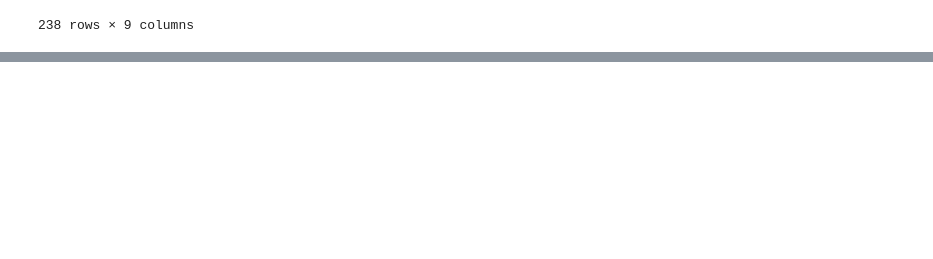
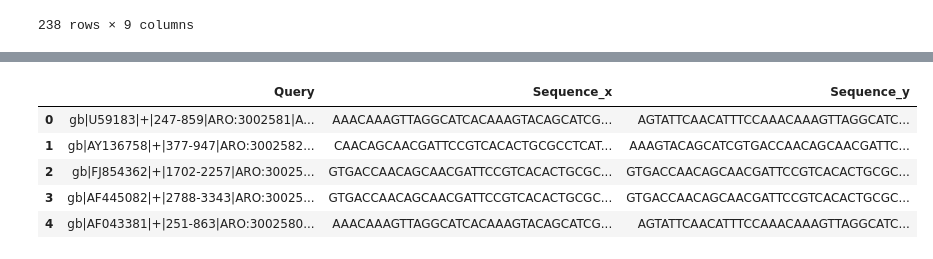
Before and after one commit to Yusreen/Thesis, a Jupyter notebook: Results and findings/ScriptCombined.ipynb, the cells around one changed output, grey strips where cells are left out. Cells and saved outputs as stored; diff of their text form; code cells hidden in the pictures; blank space fills up the shorter version.

```diff
--- a/Results and findings/ScriptCombined.ipynb
+++ b/Results and findings/ScriptCombined.ipynb
@@ -41,12 +41,11 @@ SPAligner_Combined1
 | 237 | gb|X64523.1|-|476-1337|ARO:300087... | 0 | 861 | 36 | 897 | ... |
 238 rows × 9 columns
 # %%
-#format the Query column from  SPAligner_Combined1
+#format the Query column from  SPAligner_Combined1 so that the Query column is the same as the one from Bandage
 pattern = r'\[.*?\]'
 def format_query(x):
-    return re.sub(pattern,"", x)
+    return re.sub(pattern,"", x).rstrip()
 
 
 
 SPAligner_Combined1['Query'] = SPAligner_Combined1['Query'].map(format_query)
-SPAligner_Combined1
@@ -90,0 +77,9 @@ rslt_df
+# %%
+df.head()
+# %% [output]
+|  | Query | Sequence_x | Sequence_y |
+| 0 | gb|U59183|+|247-859|ARO:3002581|A... | AAACAAAGTTAGGCATCACAAAGTACAGCATCG... | AGTATTCAACATTTCCAAACAAAGTTAGGCATC... |
+| 1 | gb|AY136758|+|377-947|ARO:3002582... | CAACAGCAACGATTCCGTCACACTGCGCCTCAT... | AAAGTACAGCATCGTGACCAACAGCAACGATTC... |
+| 2 | gb|FJ854362|+|1702-2257|ARO:30025... | GTGACCAACAGCAACGATTCCGTCACACTGCGC... | GTGACCAACAGCAACGATTCCGTCACACTGCGC... |
+| 3 | gb|AF445082|+|2788-3343|ARO:30025... | GTGACCAACAGCAACGATTCCGTCACACTGCGC... | GTGACCAACAGCAACGATTCCGTCACACTGCGC... |
+| 4 | gb|AF043381|+|251-863|ARO:3002580... | AAACAAAGTTAGGCATCACAAAGTACAGCATCG... | AGTATTCAACATTTCCAAACAAAGTTAGGCATC... |
```
Also changed, not shown: parts of 13 cells of this notebook, 5 other files.
